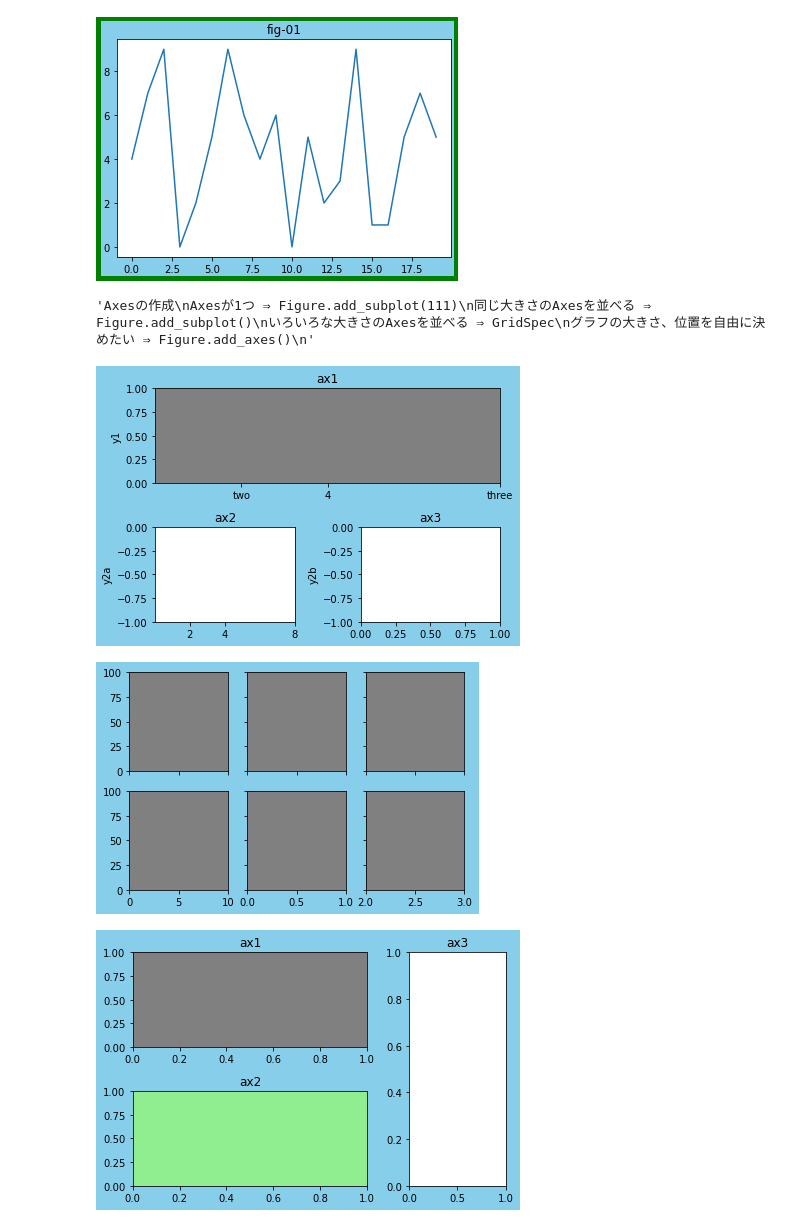
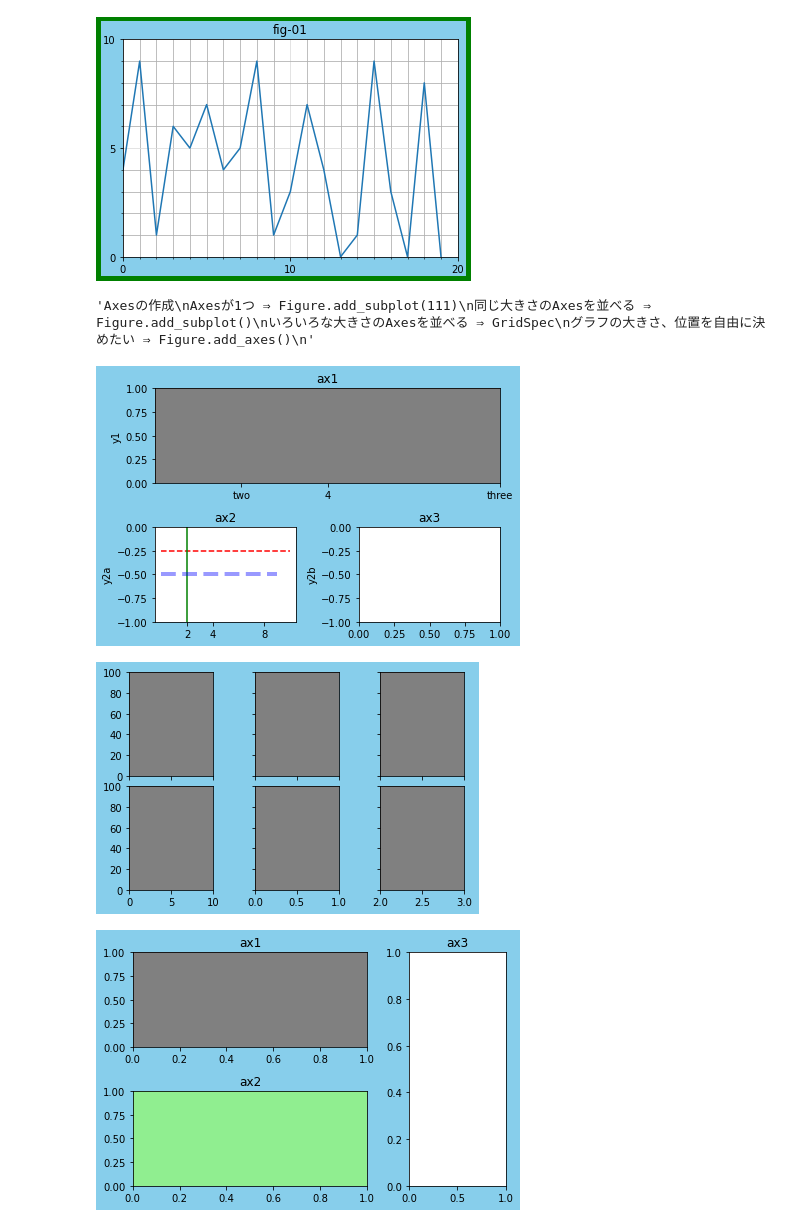
Before and after one commit to xmrogi/template, a Jupyter notebook: visualization/matplotlib.ipynb, the cells around one changed output. Drawn from its saved outputs; the diff is of its cells as text; code cells hidden in the pictures.

```diff
--- a/visualization/matplotlib.ipynb
+++ b/visualization/matplotlib.ipynb
@@ -5,23 +5,35 @@ import matplotlib.pyplot as plt
 # %%
 """基本的なプロット
 figsize     ：Figureのサイズ。横縦を(float, float)で指定。
 dpi         ：整数で指定。Figureのピクセルサイズ=figsize×dpi
 facecolor   ：図の背景色。Jupyterだと透過色になってたりする。
 linewidth   ：図の外枠の太さ。デフォルトは0（枠なし）。
 edgecolor   ：図の枠の色。linewidthを指定しないと意味ない。
 subplotpars ：AxesSubplotの基準を指定する。
 tight_layout：Trueにするとオブジェクトの配置が自動調整される。
 """
 fig = plt.figure(figsize=(6, 4), dpi=72,
                  facecolor='skyblue', linewidth=10, edgecolor='green')
 ax = fig.add_subplot(111)
 ax.plot([np.random.randint(0, 10) for i in range(20)])
 ax.set_title('fig-01')
+ax.set_xlim(0, 20)
+ax.set_ylim(0, 10)
+
+# グリッドの表示例
+ax.set_xticks(np.linspace(0, 20, 3))  # 主目盛
+ax.set_xticks(np.linspace(0, 20, 21), minor=True)  # 副目盛
+ax.set_yticks(np.linspace(0, 10, 3))
+ax.set_yticks(np.linspace(0, 10, 11), minor=True)
+ax.grid(which="minor")
+ax.grid(c='gainsboro', zorder=9)  # zorderの設定は折れ線参照
+ax.set_axisbelow(True)  # グリッドを背面表示
+
 plt.show()
 plt.close()
 # fig.savefig('1-1_a.png', facecolor=fig.get_facecolor(), edgecolor=fig.get_edgecolor())
 # %% [output]
-[figure, old version]
+[figure, new version]
 # %%
 """Axesの作成
 Axesが1つ ⇒ Figure.add_subplot(111)
@@ -38,11 +50,17 @@ ax1 = fig.add_subplot(211, title='ax1', fc='gray', ylabel='y1',
                       xticks=[2, 4, 8], xticklabels=['two', '4', 'three'])
 ax2 = fig.add_subplot(223, title='ax2', xticks=[2, 4, 8], ylim=(-1, 0), ylabel='y2a')
 ax3 = fig.add_subplot(224, title='ax3', sharey=ax2, ylabel='y2b')
+
+# 補助線の例
+ax2.plot([-0.5]*10, linestyle="dashed", c="b", linewidth=4., alpha=0.4)
+ax2.hlines([-0.25], 0, 10, "r", linestyles="dashed")
+ax2.vlines([2.], -1., 10, "g", linestyles="solid")
+
 plt.show()
 plt.close()
 # fig.savefig('2-1_b.png', facecolor=fig.get_facecolor())
 # %% [output]
-[figure, old version]
+[figure, new version]
 # %%
 """subplotの設定"""
 fig, axes = plt.subplots(2, 3, figsize=(6, 4), facecolor='skyblue',
@@ -51,10 +69,14 @@ fig, axes = plt.subplots(2, 3, figsize=(6, 4), facecolor='skyblue',
 axes[0, 0].set_xlim(0, 10)  #一番左上のグラフのx軸の範囲を0～10に設定
 axes[1, 2].set_xlim(2, 3)  #一番右下のグラフのx軸の範囲を2～3に設定
 axes[0, 1].set_ylim(0, 100)  #上段中央のグラフのy軸の範囲を0～100に設定
+
+# グラフ間の隙間サイズ調整
+fig.subplots_adjust(wspace=0.5, hspace=0.1)
+
 plt.show()
 plt.close()
 # %% [output]
-[figure, old version]
+[figure, new version]
 # %%
 """GridSpecの設定
 
```
Also changed, not shown: parts of 1 cell of this notebook, 1 other file.
